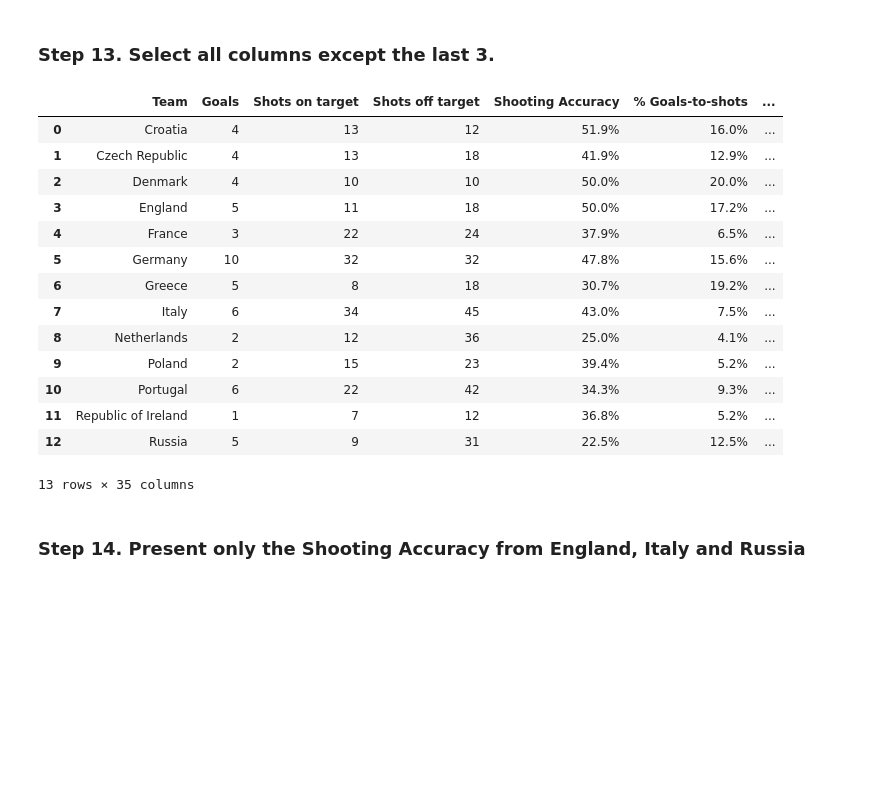
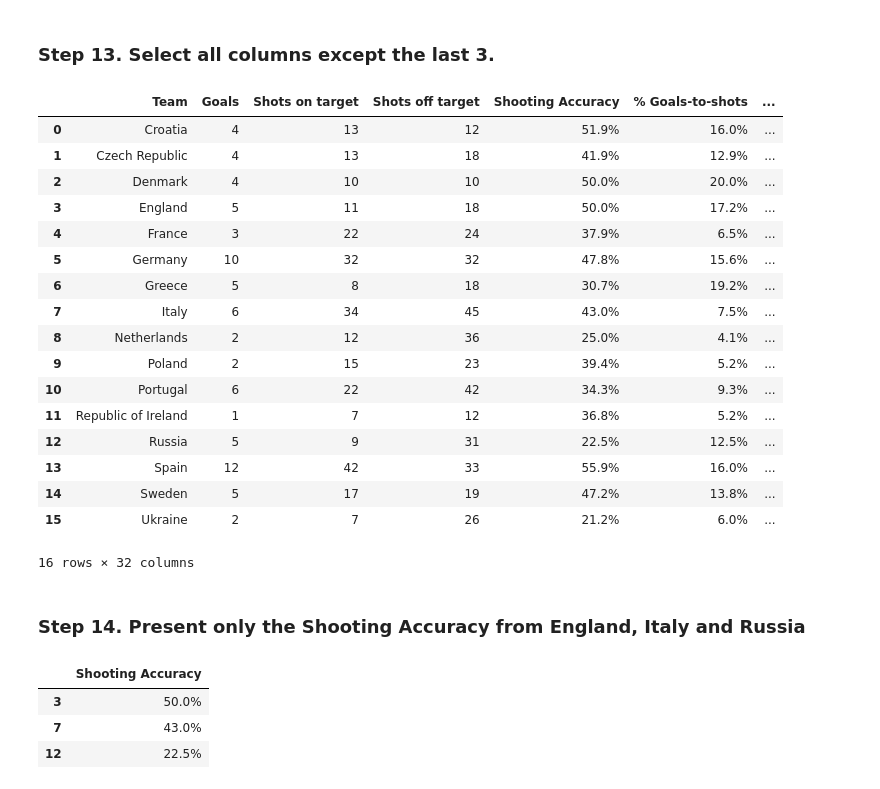
Before and after one commit to drummondjason/Data100, a Jupyter notebook: pandas_exercises/02_Filtering_&_Sorting/Euro12/Exercises.ipynb, the cells around one changed output. Drawn from its saved outputs; the diff is of its cells as text; code cells hidden in the pictures; blank space fills up the shorter version.

```diff
--- a/pandas_exercises/02_Filtering_&_Sorting/Euro12/Exercises.ipynb
+++ b/pandas_exercises/02_Filtering_&_Sorting/Euro12/Exercises.ipynb
@@ -118,22 +125,32 @@ euro12.head(7)
 # %% [markdown]
 ### Step 13. Select all columns except the last 3.
 # %%
-euro12.iloc[:-3, :]
+euro12.iloc[:, :-3]
 # %% [output]
 |  | Team | Goals | Shots on target | Shots off target | Shooting Accuracy | % Goals-to-shots | ... |
 | 0 | Croatia | 4 | 13 | 12 | 51.9% | 16.0% | ... |
 | 1 | Czech Republic | 4 | 13 | 18 | 41.9% | 12.9% | ... |
 | 2 | Denmark | 4 | 10 | 10 | 50.0% | 20.0% | ... |
 | 3 | England | 5 | 11 | 18 | 50.0% | 17.2% | ... |
 | 4 | France | 3 | 22 | 24 | 37.9% | 6.5% | ... |
 | 5 | Germany | 10 | 32 | 32 | 47.8% | 15.6% | ... |
 | 6 | Greece | 5 | 8 | 18 | 30.7% | 19.2% | ... |
 | 7 | Italy | 6 | 34 | 45 | 43.0% | 7.5% | ... |
 | 8 | Netherlands | 2 | 12 | 36 | 25.0% | 4.1% | ... |
 | 9 | Poland | 2 | 15 | 23 | 39.4% | 5.2% | ... |
 | 10 | Portugal | 6 | 22 | 42 | 34.3% | 9.3% | ... |
 | 11 | Republic of Ireland | 1 | 7 | 12 | 36.8% | 5.2% | ... |
 | 12 | Russia | 5 | 9 | 31 | 22.5% | 12.5% | ... |
+| 13 | Spain | 12 | 42 | 33 | 55.9% | 16.0% | ... |
+| 14 | Sweden | 5 | 17 | 19 | 47.2% | 13.8% | ... |
+| 15 | Ukraine | 2 | 7 | 26 | 21.2% | 6.0% | ... |
-13 rows × 35 columns
+16 rows × 32 columns
 # %% [markdown]
 ### Step 14. Present only the Shooting Accuracy from England, Italy and Russia
+# %%
+euro12.iloc[[3,7,12], [4]]
+# %% [output]
+|  | Shooting Accuracy |
+| 3 | 50.0% |
+| 7 | 43.0% |
+| 12 | 22.5% |
```
Also changed, not shown: parts of 1 cell of this notebook, 1 other file.
